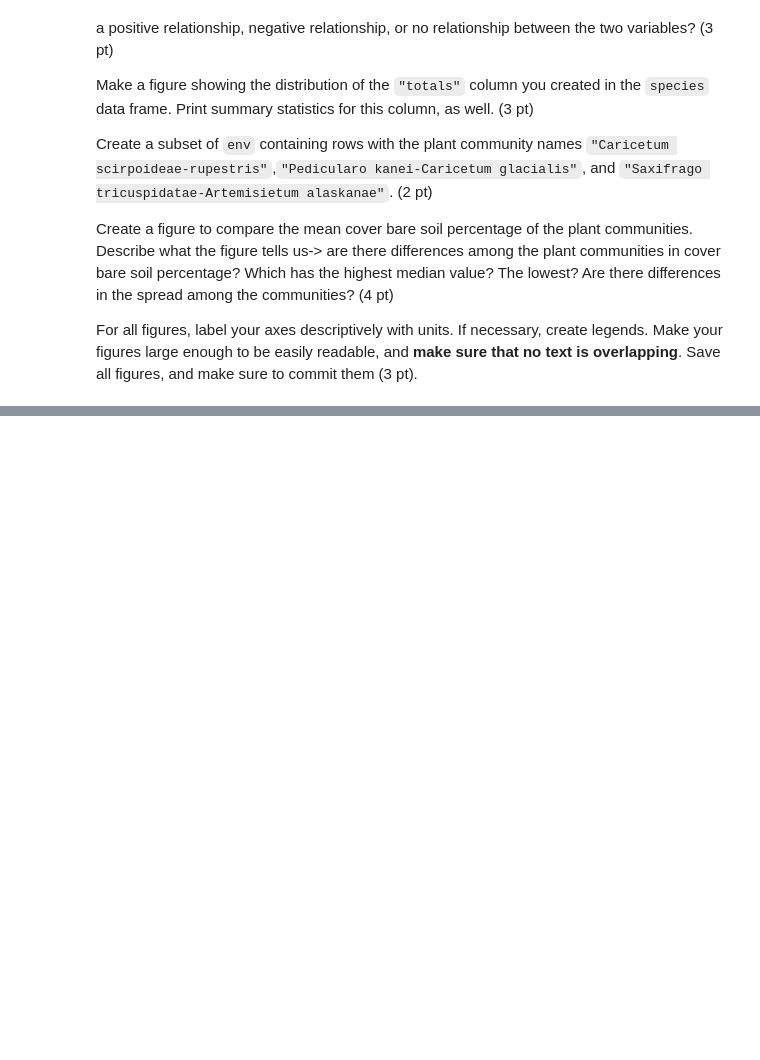
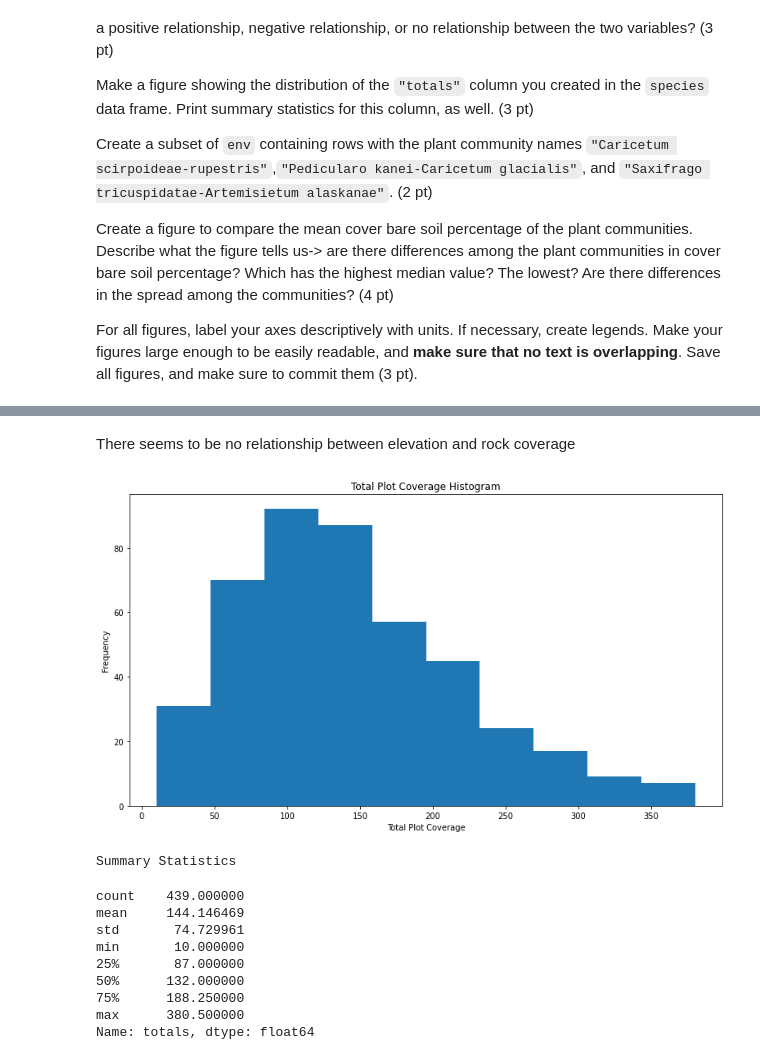
Before and after one commit to kyrarivest/assignment-4, a Jupyter notebook: answers.ipynb, the cells around one changed output, grey strips where cells are left out. Cells and saved outputs as stored; diff of their text form; code cells hidden in the pictures; blank space fills up the shorter version.

```diff
--- a/answers.ipynb
+++ b/answers.ipynb
@@ -53,0 +154,11 @@ Read the description included above for the `species` data frame. Are there any
+# %%
+#For all rows in `species`, calculate the sum of all the columns (excluding `"TURBOVEG_PLOT_NUMBER"`) for each row.
+#Add this sum as a new column called `"totals"`. (2 pt)
+
+totals = []
+for index, row in species.iterrows():
+    totals.append(row[1:].sum())
+
+species = species.assign(totals=totals)
+
+species.head()
@@ -65,0 +207,26 @@ For all figures, label your axes descriptively with units. If necessary, create
+# %% [markdown]
+There seems to be no relationship between elevation and rock coverage
+# %%
+#Make a figure showing the distribution of the `"totals"` column you created in the `species` data frame. Print summary statistics for this column, as well. (3 pt)
+
+figure, ax = plt.subplots() # create blank figure and axes
+ax.hist(species['totals']) # add histogram to axes
+ax.set_xlabel('Total Plot Coverage') # x axis label
+ax.set_ylabel('Frequency') # y axis label
+ax.set_title('Total Plot Coverage Histogram')
+plt.show() # display figure
+
+print("Summary Statistics")
+species['totals'].describe()
+# %% [output]
+[figure, added]
+Summary Statistics
+count    439.000000
+mean     144.146469
+std       74.729961
+min       10.000000
+25%       87.000000
+50%      132.000000
+75%      188.250000
+max      380.500000
+Name: totals, dtype: float64
```
Also changed, not shown: parts of 18 cells of this notebook.
